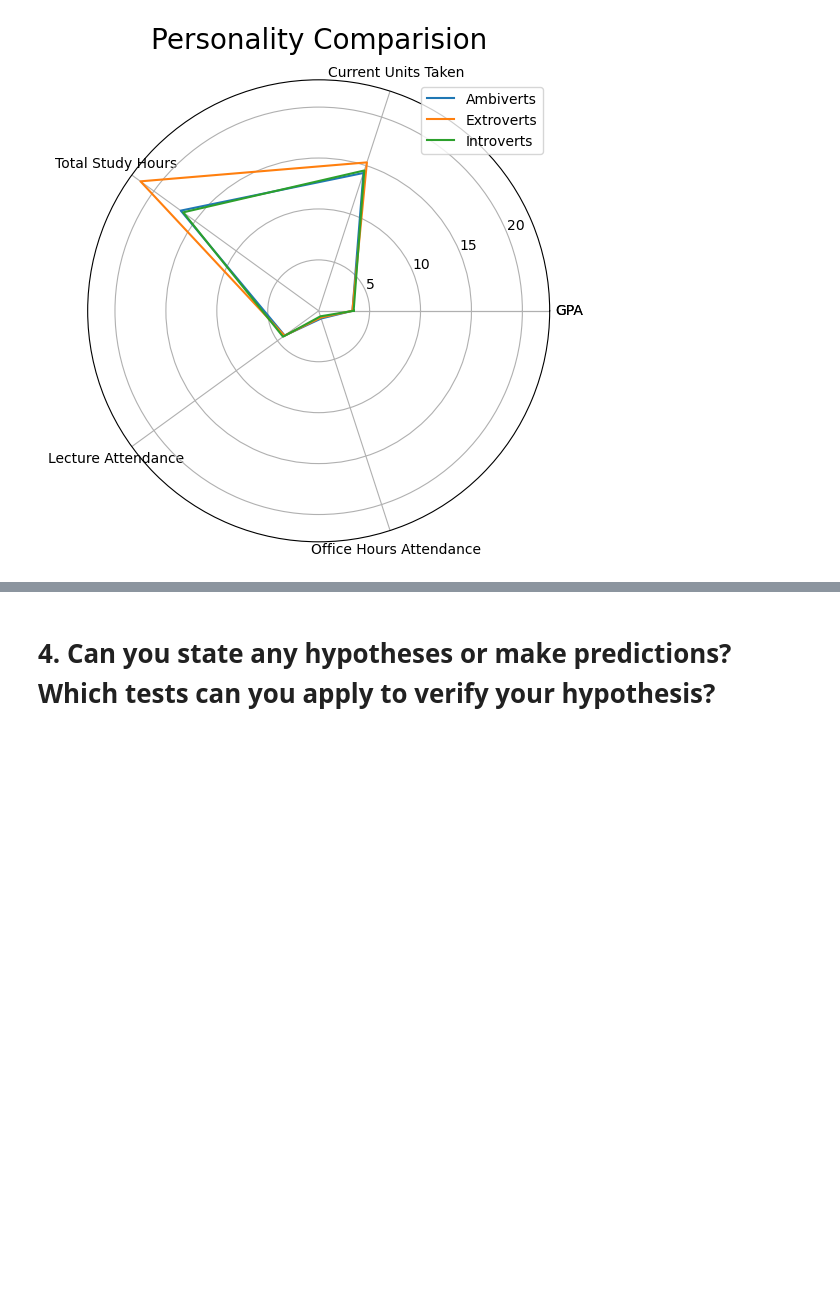
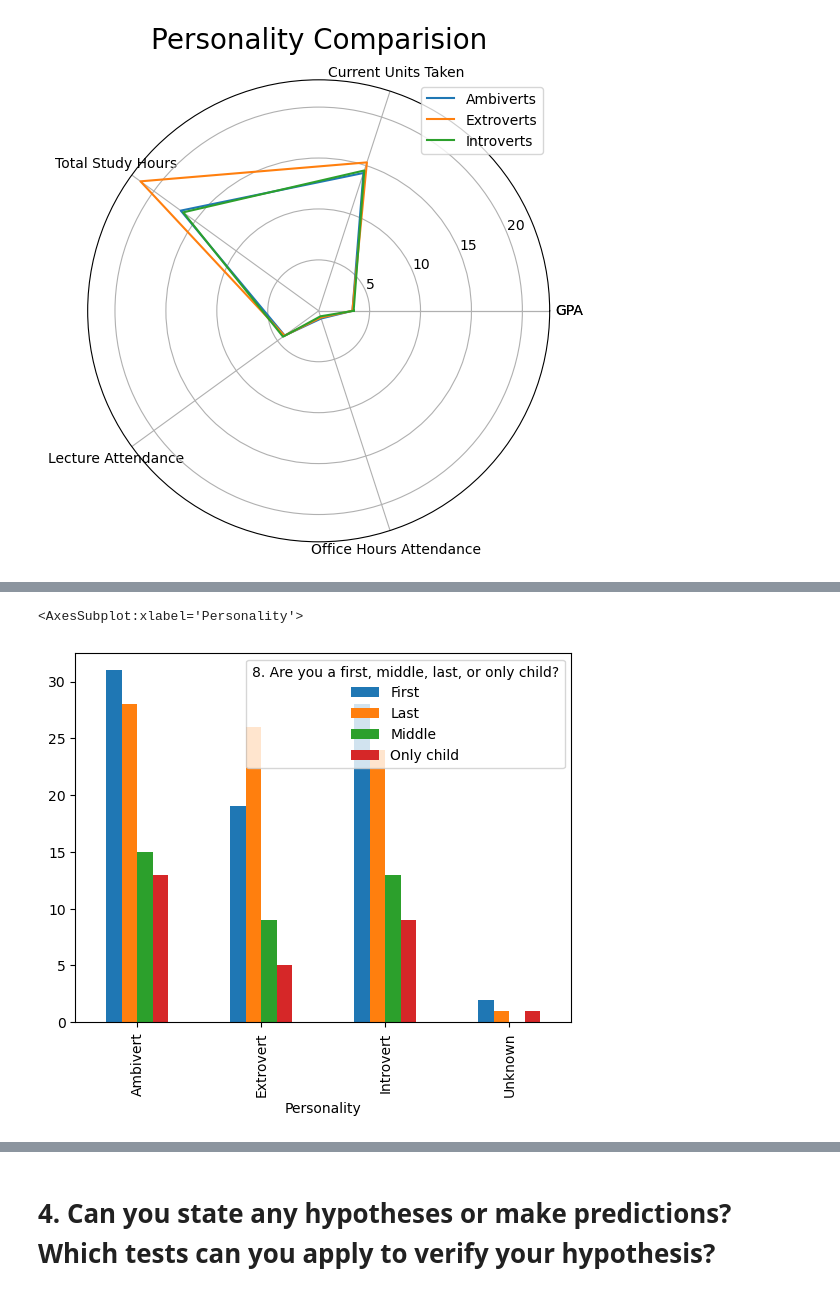
Before and after one commit to cho102/cs105_project, a Jupyter notebook: Mini-Project.ipynb, the cells around one changed output, grey strips where cells are left out. Drawn from its saved outputs; the diff is of its cells as text; code cells hidden in the pictures; blank space fills up the shorter version.

```diff
--- a/Mini-Project.ipynb
+++ b/Mini-Project.ipynb
@@ -184,0 +195,7 @@ plt.show()
+# %%
+df4 = df2.groupby(['Personality','8. Are you a first, middle, last, or only child?']).size()
+df4 = df4.unstack()
+df4.plot(kind="bar")
+# %% [output]
+<AxesSubplot:xlabel='Personality'>
+[figure, added]
```
Also changed, not shown: parts of 2 cells of this notebook.
